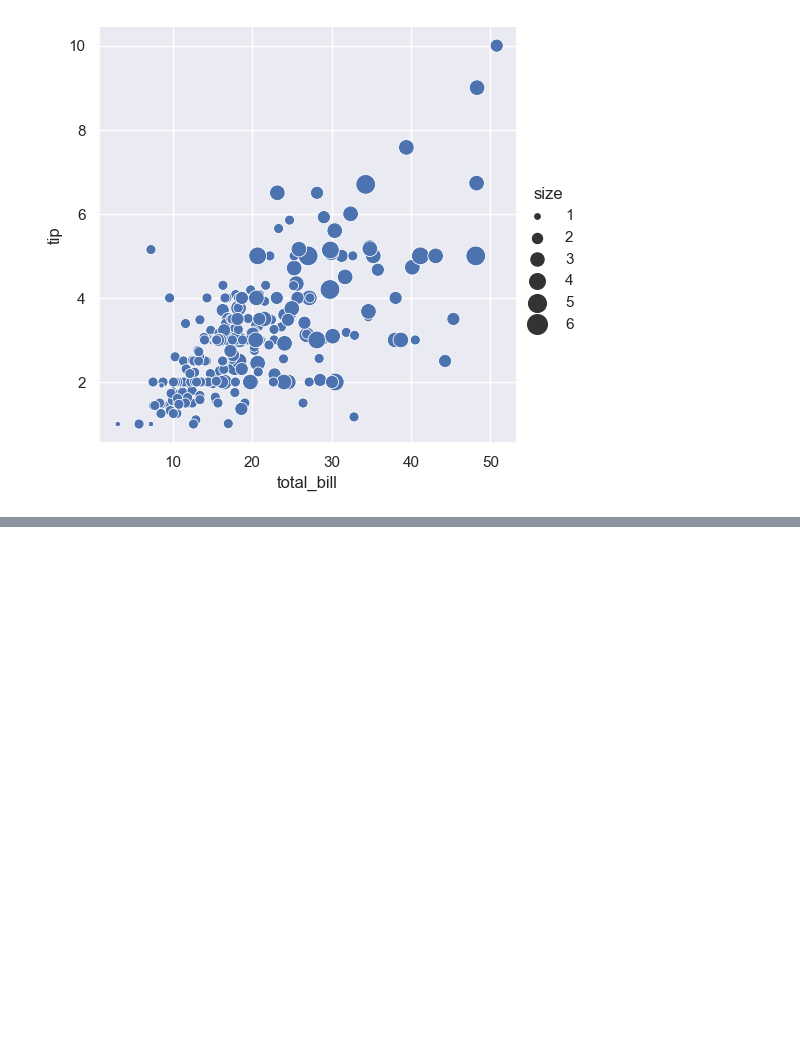
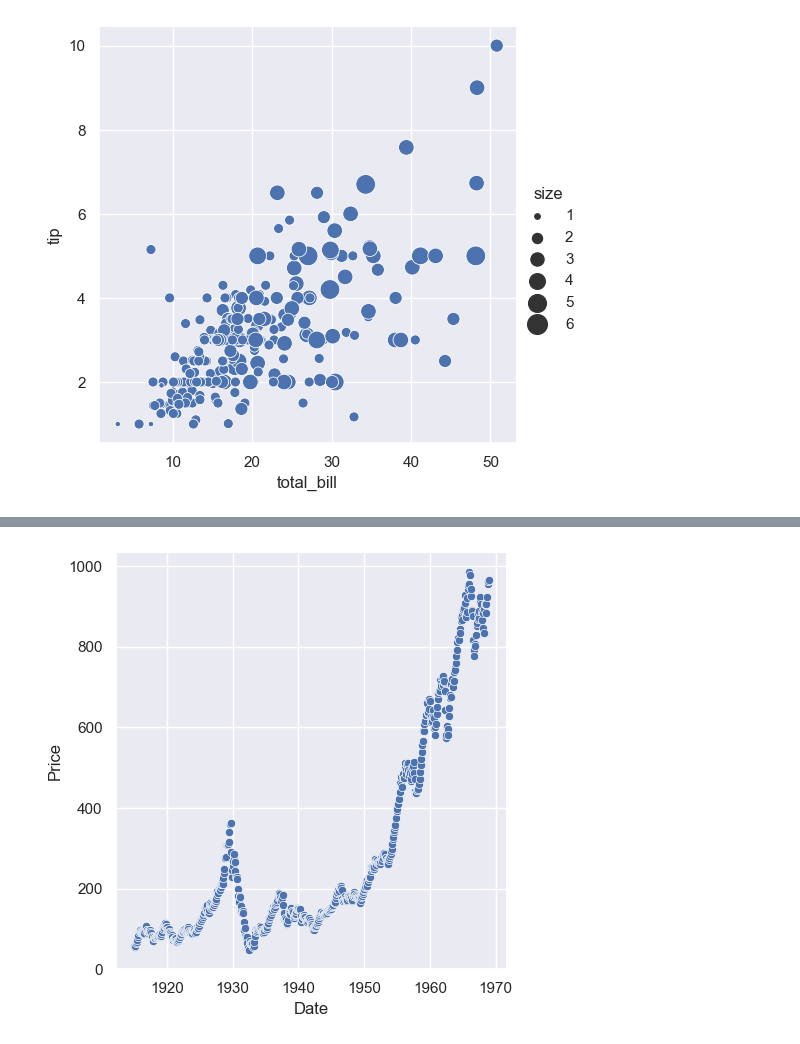
Before and after one commit to kinghy00/Seaborn-Tutorial, a Jupyter notebook: Visualizing_statistical_relationships.ipynb, the cells around one changed output, grey strips where cells are left out. Saved outputs shown, nothing was run; the diff lists cells and outputs as text; code cells hidden in the pictures; blank space fills up the shorter version.

```diff
--- a/Visualizing_statistical_relationships.ipynb
+++ b/Visualizing_statistical_relationships.ipynb
@@ -12,6 +12,7 @@ tips = sns.load_dataset("tips")
 dots = sns.load_dataset("dots")
 fmri = sns.load_dataset("fmri")
 flights = sns.load_dataset("flights")
+dowjones = sns.load_dataset("dowjones")
 anagrams = sns.load_dataset("anagrams")
 penguins = sns.load_dataset("penguins")
 diamonds = sns.load_dataset("diamonds")
@@ -124,0 +136,5 @@ sns.relplot(
+# %%
+# kind='line' 설정을 하지 않았을 경우 => 연속형 변수이지만, 표현은 점으로 되어 있음.
+sns.relplot(data=dowjones, x="Date", y="Price");
+# %% [output]
+[figure, added]
```
Also changed, not shown: parts of 14 cells of this notebook.
